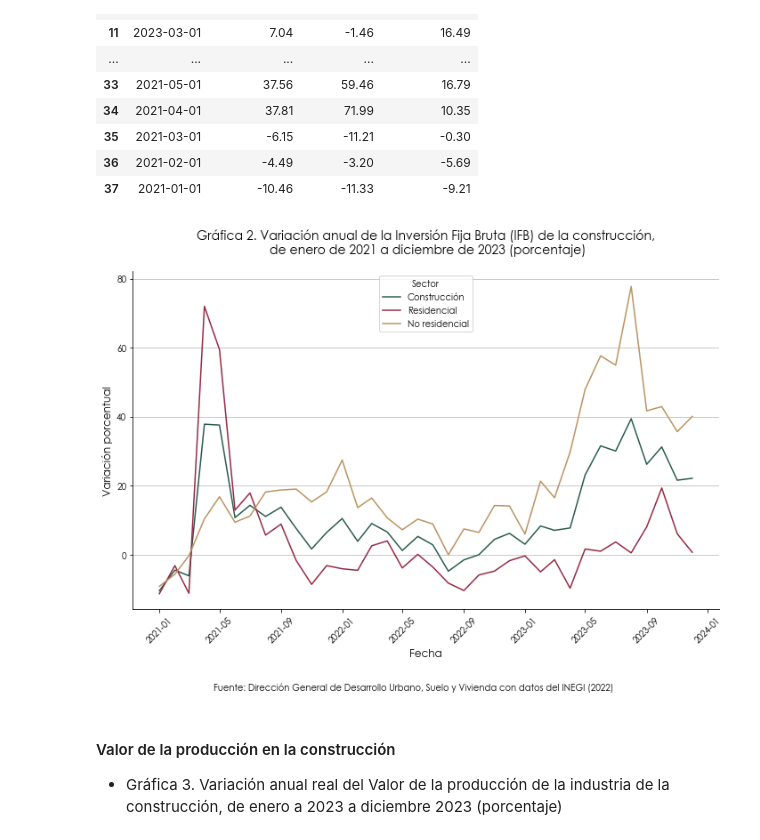
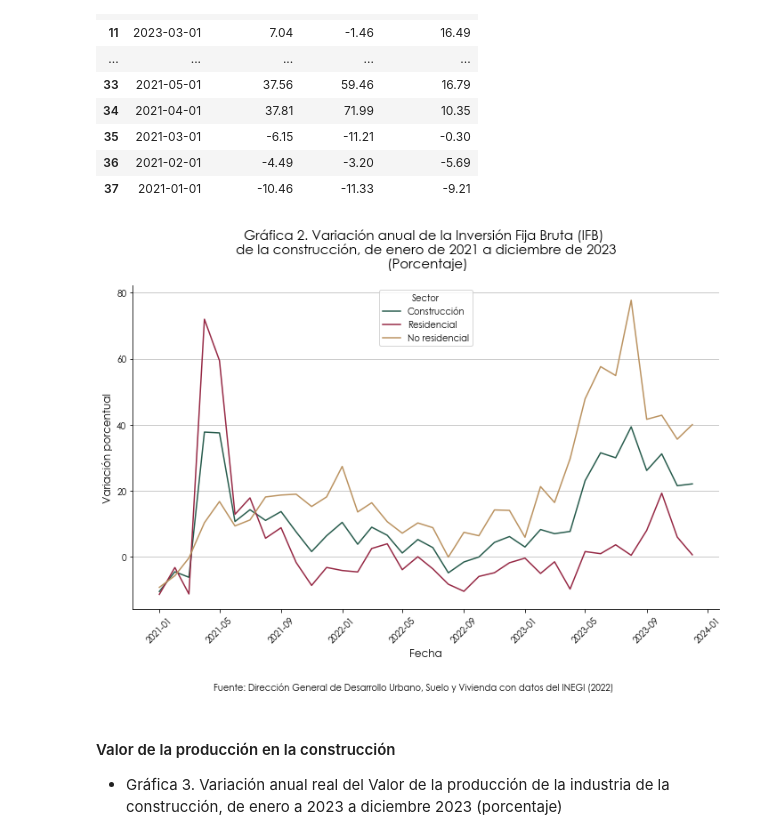
Before and after one commit to coordanalisis-sedatu/Indica_anual, a Jupyter notebook: indica_anual_2023.ipynb, the cells around one changed output. Cells and saved outputs as stored; diff of their text form; code cells hidden in the pictures.

```diff
--- a/indica_anual_2023.ipynb
+++ b/indica_anual_2023.ipynb
@@ -266,35 +245,35 @@ plt.plot(fechas, residencial, label='Residencial', color='#962945')
 plt.plot(fechas, no_residencial, label='No residencial', color='#bb9361')
 
 # Eliminar marco del gráfico
 ax.spines['top'].set_visible(False)
 ax.spines['right'].set_visible(False)
 
 # Líneas horizontales en el gráfico
 ax.yaxis.grid(True, color='#bdbdbd')
 
 # Título y etiquetas de los ejes
-plt.title('Gráfica 2. Variación anual de la Inversión Fija Bruta (IFB) de la construcción,\n de enero de 2021 a diciembre de 2023 (porcentaje)',  fontsize=14, loc='center', pad=20, fontname=fuente)
+plt.title('Gráfica 2. Variación anual de la Inversión Fija Bruta (IFB) \n de la construcción, de enero de 2021 a diciembre de 2023 \n (Porcentaje)',  fontsize=15, loc='center', pad=20, fontname=fuente)
 plt.xlabel('Fecha', fontsize=12)
 plt.ylabel('Variación porcentual', fontsize=12)
 
 # Agregar la fuente al pie de la gráfica
 plt.figtext(0.5, -0.05, 'Fuente: Dirección General de Desarrollo Urbano, Suelo y Vivienda con datos del INEGI (2022)', ha='center', fontsize=10)
 
 # Mostrar la leyenda
 plt.legend(title='Sector', fontsize=10)
 
 # Rotar las etiquetas del eje x para mejorar la legibilidad
 plt.xticks(rotation=45)
 
 # Líneas horizontales en el gráfico
 ax.set_axisbelow(True)
 ax.yaxis.grid(True, color='#bdbdbd')
 
 # Mostrar la gráfica
 plt.tight_layout()
 plt.show()
 # %% [output]
-[figure, old version]
+[figure, new version]
 # %% [markdown]
 #### Valor de la producción en la construcción
 - Gráfica 3. Variación anual real del Valor de la producción de la industria de la construcción, de enero a 2023 a diciembre 2023 (porcentaje)
```
Also changed, not shown: parts of 132 cells of this notebook.
